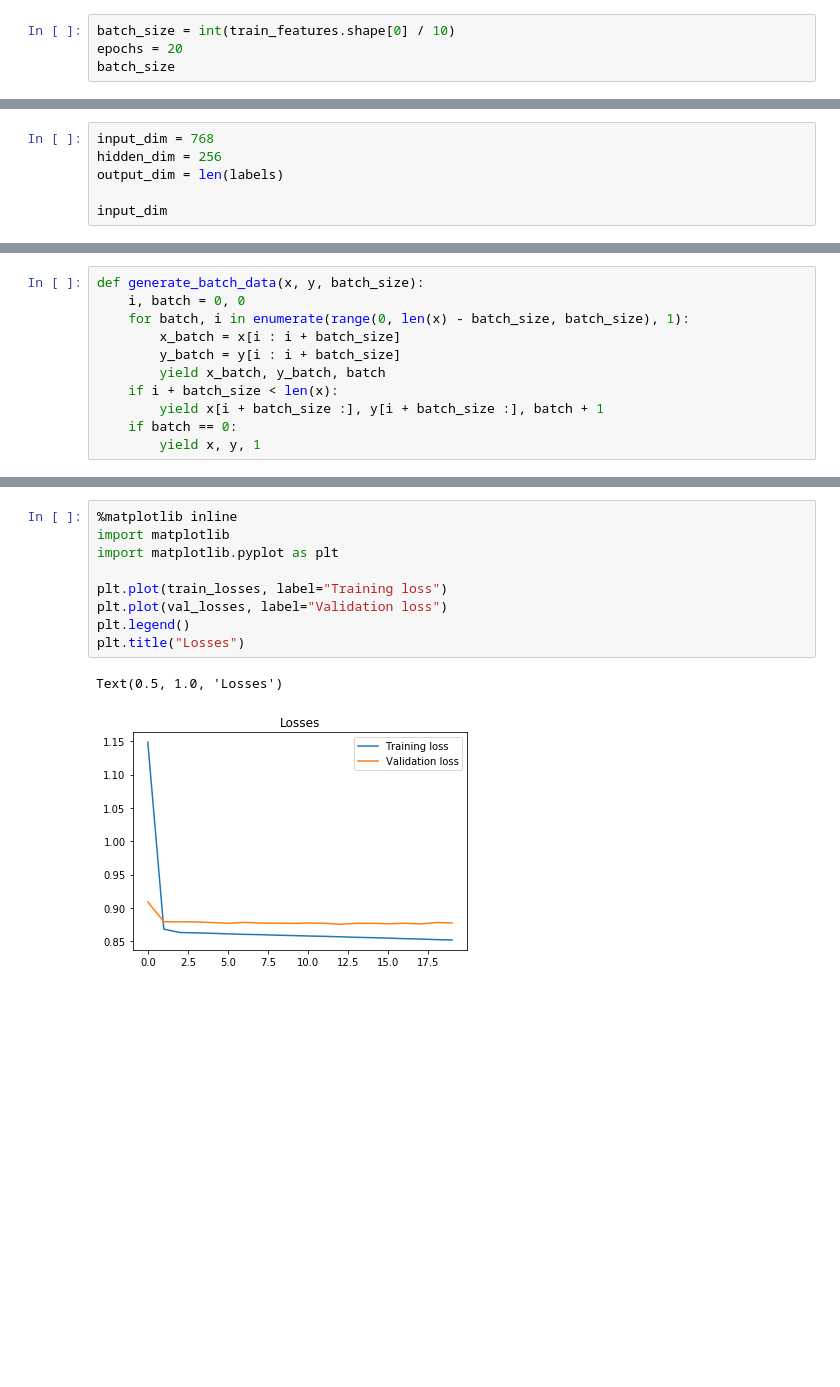
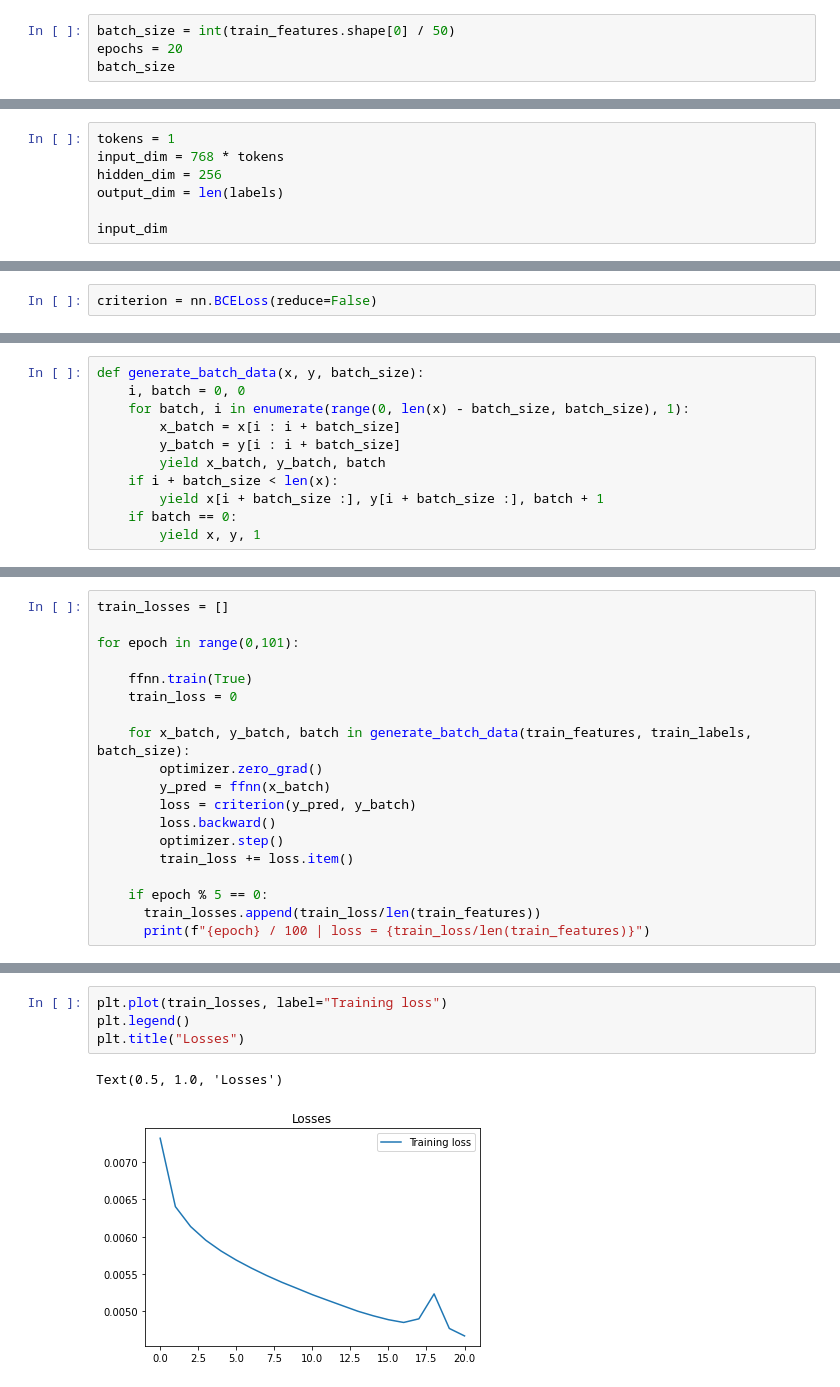
Before and after one commit to Fejcvk/data-mining, a Jupyter notebook: src/notebookes/bert_poc.ipynb, the cells around one changed output, grey strips where cells are left out. Cells and saved outputs as stored; diff of their text form; blank space fills up the shorter version.

```diff
--- a/src/notebookes/bert_poc.ipynb
+++ b/src/notebookes/bert_poc.ipynb
@@ -254,5 +291,5 @@ test_labels = torch.from_numpy(test_labels)
 # %%
-batch_size = int(train_features.shape[0] / 10)
+batch_size = int(train_features.shape[0] / 50)
 epochs = 20
 batch_size
 # %% [output]
@@ -290,5 +314,6 @@ class FeedforwardNeuralNetModel(nn.Module):
 # %%
-input_dim = 768
+tokens = 1
+input_dim = 768 * tokens
 hidden_dim = 256
 output_dim = len(labels)
 
@@ -322,0 +325,2 @@ tensor([ 0.0524, -0.0306,  0.0296, -0.0226], requires_grad=True)
+# %%
+criterion = nn.BCELoss(reduce=False)
@@ -372,0 +349,19 @@ AttributeError: 'FeedforwardNeuralNetModel' object has no attribute 'conv1'
+# %%
+train_losses = []
+
+for epoch in range(0,101):
+
+    ffnn.train(True)
+    train_loss = 0
+
+    for x_batch, y_batch, batch in generate_batch_data(train_features, train_labels, batch_size):
+        optimizer.zero_grad()
+        y_pred = ffnn(x_batch)
+        loss = criterion(y_pred, y_batch)
+        loss.backward()
+        optimizer.step()
+        train_loss += loss.item()
+
+    if epoch % 5 == 0:
+      train_losses.append(train_loss/len(train_features))
+      print(f"{epoch} / 100 | loss = {train_loss/len(train_features)}")
@@ -373,12 +386,7 @@ AttributeError: 'FeedforwardNeuralNetModel' object has no attribute 'conv1'
 # %%
-%matplotlib inline
-import matplotlib
-import matplotlib.pyplot as plt
-
 plt.plot(train_losses, label="Training loss")
-plt.plot(val_losses, label="Validation loss")
 plt.legend()
 plt.title("Losses")
 # %% [output]
 Text(0.5, 1.0, 'Losses')
-[figure, old version]
+[figure, new version]
```
Also changed, not shown: parts of 21 cells of this notebook.
